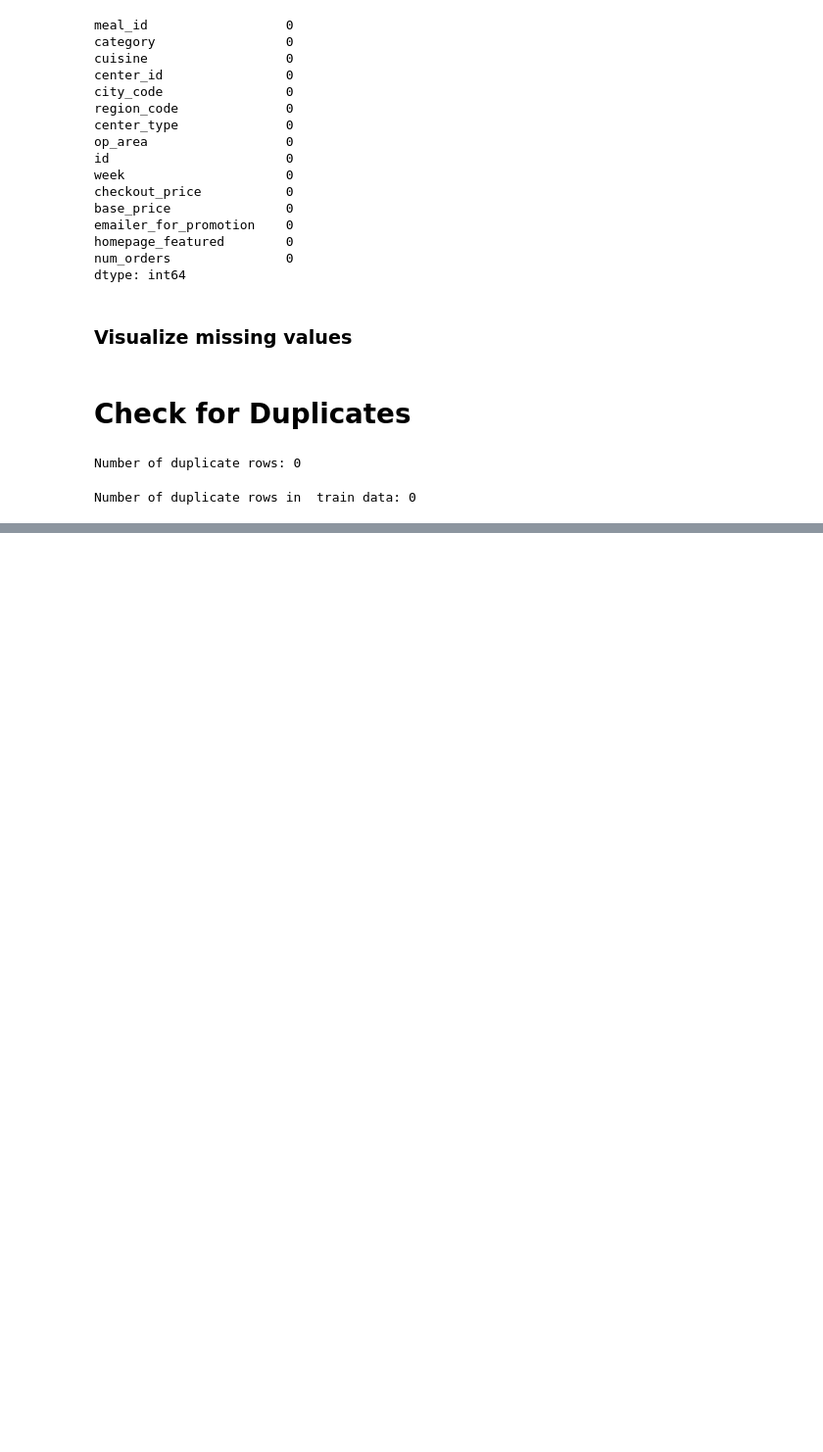
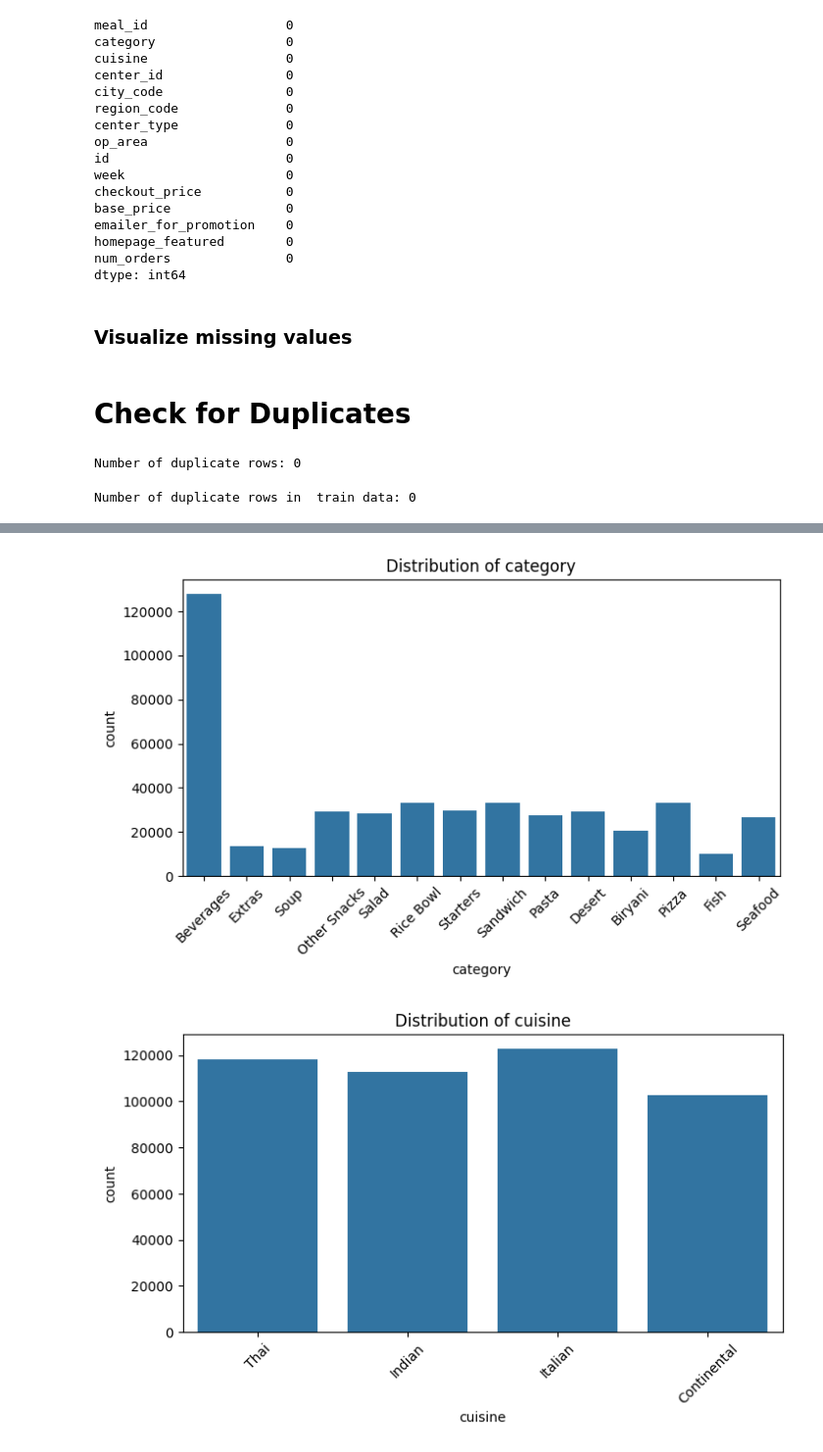
Before and after one commit to JYOTHY-DAS/hackathon-ml-food-demand-forecasting, a Jupyter notebook: food_demand_forecasting_EDA.ipynb, the cells around one changed output, grey strips where cells are left out. Shown at 98% size. Cells and saved outputs as stored; diff of their text form; code cells hidden in the pictures; blank space fills up the shorter version.

```diff
--- a/food_demand_forecasting_EDA.ipynb
+++ b/food_demand_forecasting_EDA.ipynb
@@ -227,0 +288,11 @@ Number of duplicate rows in  train data: 0
+# %%
+################# Count plot for categorical variables #####################
+for col in final_train_df.select_dtypes(include="object"):
+    plt.figure(figsize=(8, 4))
+    sns.countplot(x=final_train_df[col])
+    plt.title(f"Distribution of {col}")
+    plt.xticks(rotation=45)
+    plt.show()
+# %% [output]
+[figure, added]
+[figure, added]
```
Also changed, not shown: parts of 10 cells of this notebook.
